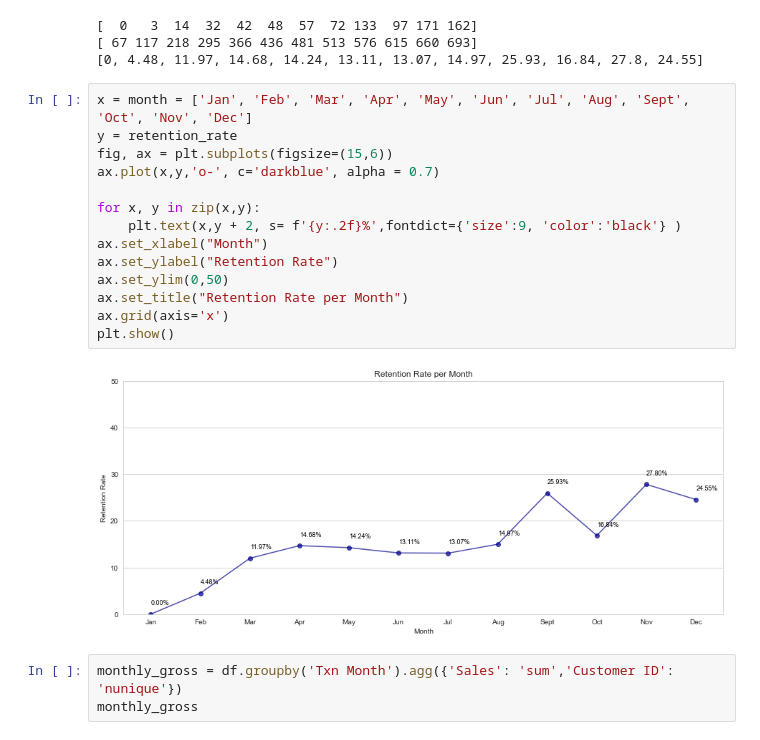
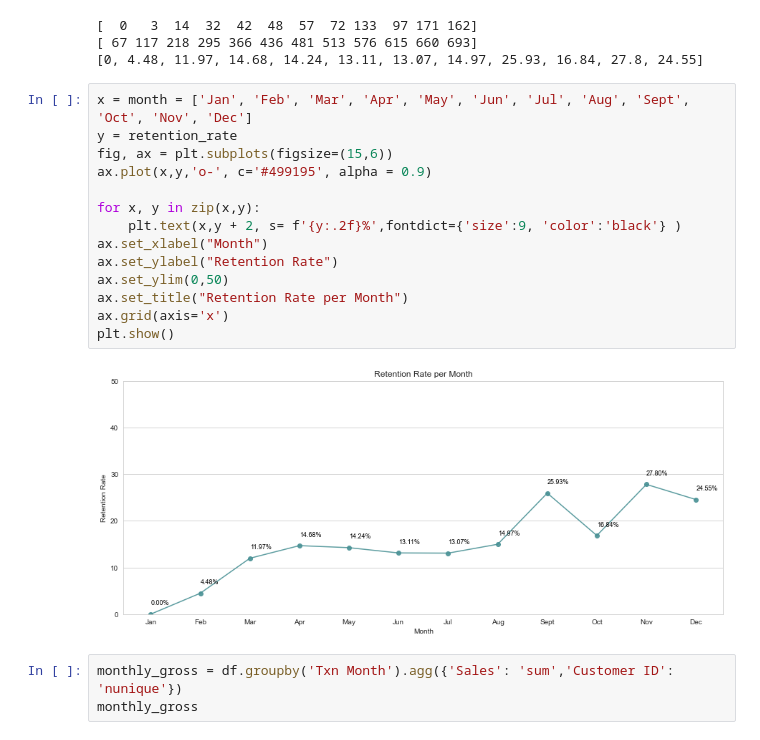
Before and after one commit to adunoluwa1/US-eCommerce-Data-Analysis, a Jupyter notebook: US_eCommerce_Analysis.ipynb, the cells around one changed output. Cells and saved outputs as stored; diff of their text form.

```diff
--- a/US_eCommerce_Analysis.ipynb
+++ b/US_eCommerce_Analysis.ipynb
@@ -258,19 +258,19 @@ print(retention_rate)
 # %%
 x = month = ['Jan', 'Feb', 'Mar', 'Apr', 'May', 'Jun', 'Jul', 'Aug', 'Sept', 'Oct', 'Nov', 'Dec']
 y = retention_rate
 fig, ax = plt.subplots(figsize=(15,6))
-ax.plot(x,y,'o-', c='darkblue', alpha = 0.7)
+ax.plot(x,y,'o-', c='#499195', alpha = 0.9)
 
 for x, y in zip(x,y):
     plt.text(x,y + 2, s= f'{y:.2f}%',fontdict={'size':9, 'color':'black'} )
 ax.set_xlabel("Month")
 ax.set_ylabel("Retention Rate")
 ax.set_ylim(0,50)
 ax.set_title("Retention Rate per Month")
 ax.grid(axis='x')
 plt.show()
 # %% [output]
-[figure, old version]
+[figure, new version]
 # %%
 monthly_gross = df.groupby('Txn Month').agg({'Sales': 'sum','Customer ID': 'nunique'})
 monthly_gross
```
Also changed, not shown: parts of 3 cells of this notebook.
